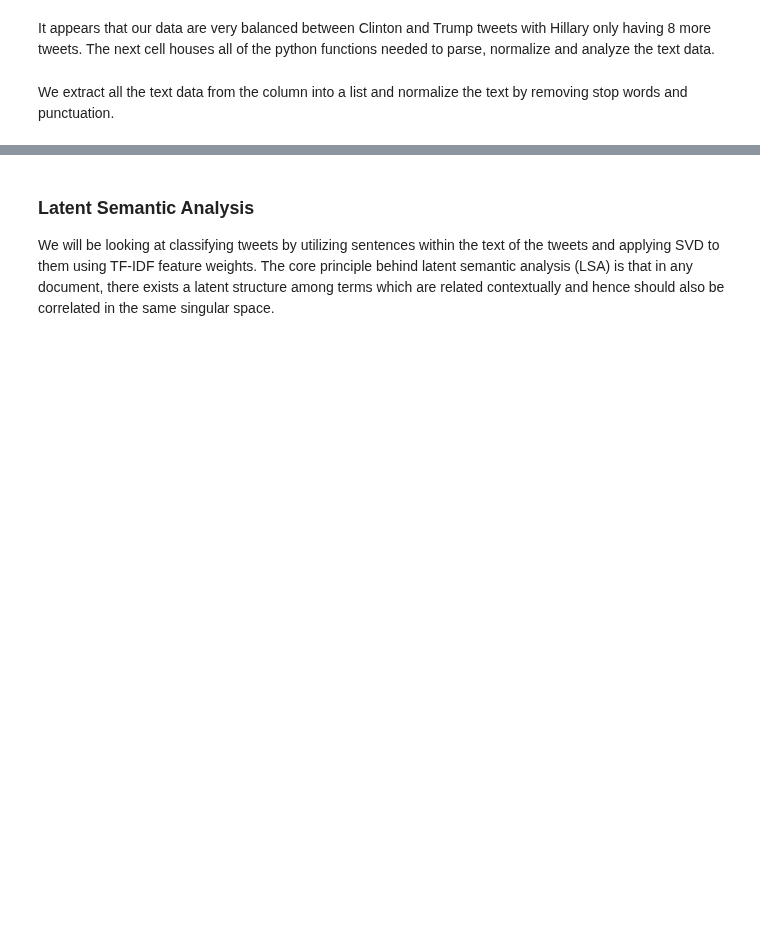
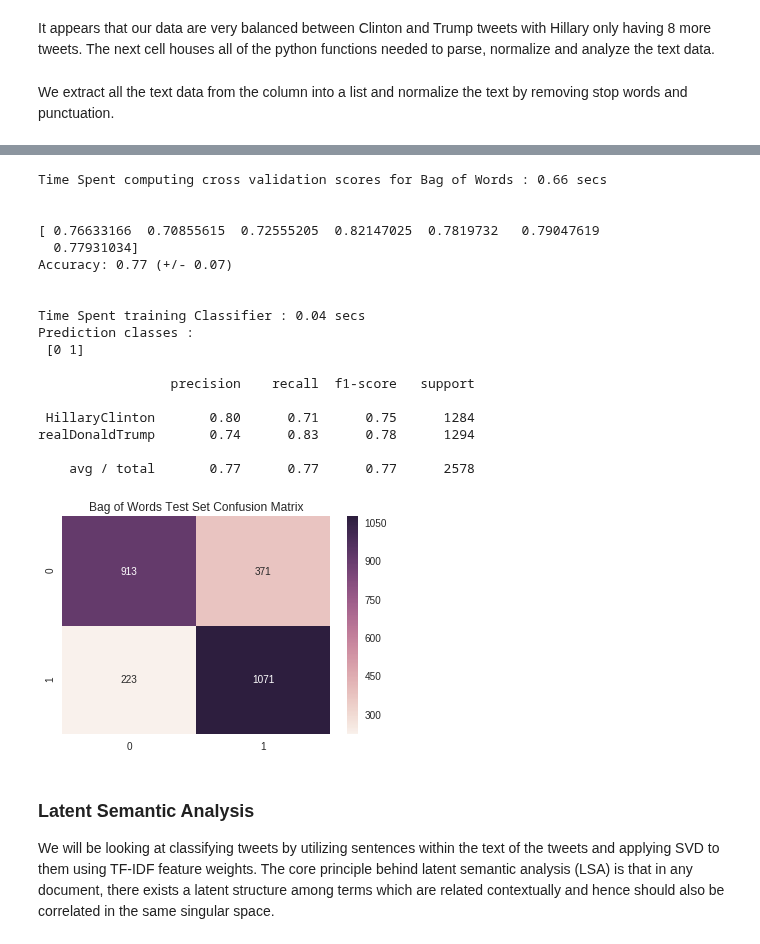
Before and after one commit to 315iah515/Thinkful-Notebooks, a Jupyter notebook: Bootcamp/Unsupervised/NaturalLanguageProcessing/NLPClassificationofPoliticalTweets.ipynb, the cells around one changed output, grey strips where cells are left out. Drawn from its saved outputs; the diff is of its cells as text; code cells hidden in the pictures; blank space fills up the shorter version.

```diff
--- a/Bootcamp/Unsupervised/NaturalLanguageProcessing/NLPClassificationofPoliticalTweets.ipynb
+++ b/Bootcamp/Unsupervised/NaturalLanguageProcessing/NLPClassificationofPoliticalTweets.ipynb
@@ -359,3 +375,47 @@ Name: target, dtype: int64
+# %%
+X_train, X_test, y_train, y_test = train_test_split(tweets_doc, tweet_data.target, test_size=0.4, random_state=0)
+
+# Build the bag of words vectorizer
+bag_vectorizer, X_train_bag = bagOf_words_extractor(X_train)
+X_test_bag = bag_vectorizer.transform(X_test)
+
+rfc = ensemble.RandomForestClassifier(max_depth=8, n_estimators=18)
+target_names = ['HillaryClinton', 'realDonaldTrump']
+
+# Create bag of words for the entire data set
+__, X_bag = bagOf_words_extractor(tweets_doc)
+with timeblock('Time Spent computing cross validation scores for Bag of Words'):
+    scores = cross_val_score(rfc, X_bag, y, cv=7, scoring='f1')
+
+print('\n')
+print(scores)
+print("Accuracy: %0.2f (+/- %0.2f)\n\n" % (scores.mean(), scores.std() * 2))
+
+__, cnfsn_mtrx = evaluate_model(rfc, X_train_bag, y_train, X_test_bag, y_test, target_names)
+
+# Display heatmap of confusion matrix
+__ = sb.heatmap(cnfsn_mtrx, annot=True, fmt="d")
+__ = plt.title("Bag of Words Test Set Confusion Matrix")
+# %% [output]
+Time Spent computing cross validation scores for Bag of Words : 0.66 secs
+
+
+[ 0.76633166  0.70855615  0.72555205  0.82147025  0.7819732   0.79047619
+  0.77931034]
+Accuracy: 0.77 (+/- 0.07)
+
+
+Time Spent training Classifier : 0.04 secs
+Prediction classes :
+ [0 1]
+
+                 precision    recall  f1-score   support
+
+ HillaryClinton       0.80      0.71      0.75      1284
+realDonaldTrump       0.74      0.83      0.78      1294
+
+    avg / total       0.77      0.77      0.77      2578
+[figure, added]
 # %% [markdown]
 ### Latent Semantic Analysis
 We will be looking at classifying tweets by utilizing sentences within the text of the tweets and applying SVD to them using TF-IDF feature weights. The core principle behind latent semantic analysis (LSA) is that in any document, there exists a latent structure among terms which are related contextually and hence should also be correlated in the same singular space.
```
Also changed, not shown: parts of 23 cells of this notebook, 1 other file.
